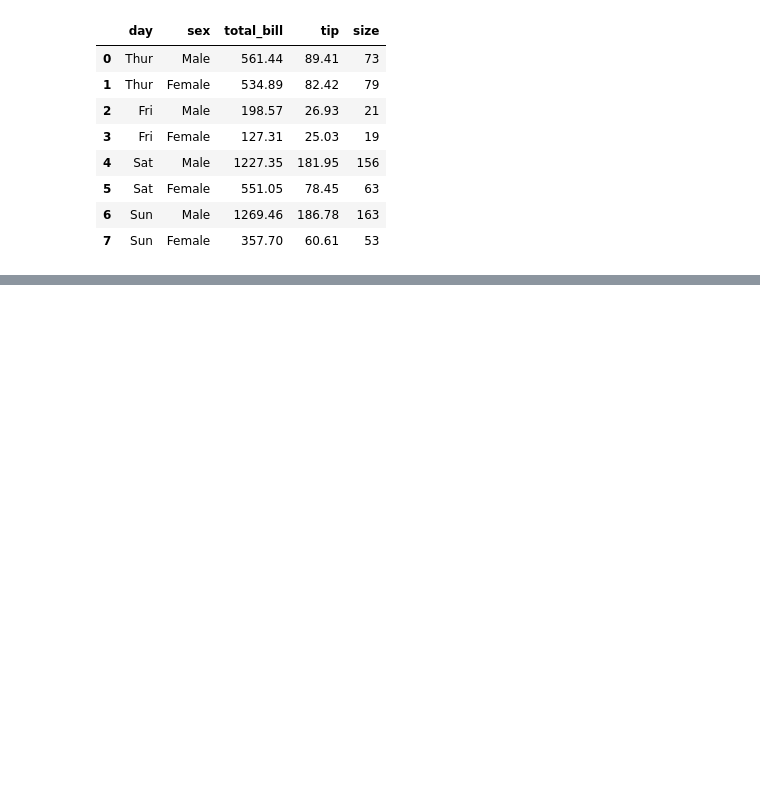
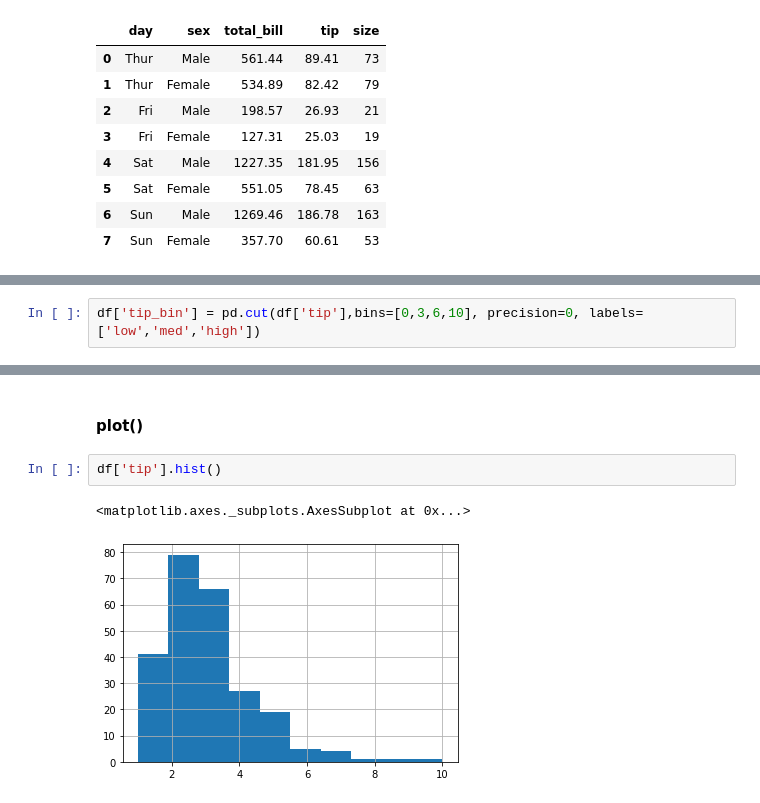
Before and after one commit to srikanthpragada/DS_01_OCT_2019, a Jupyter notebook: tips.ipynb, the cells around one changed output, grey strips where cells are left out. Saved outputs shown, nothing was run; the diff lists cells and outputs as text; blank space fills up the shorter version.

```diff
--- a/tips.ipynb
+++ b/tips.ipynb
@@ -635,0 +714,2 @@ g_day_sex.sum()
+# %%
+df['tip_bin'] = pd.cut(df['tip'],bins=[0,3,6,10], precision=0, labels=['low','med','high'])
@@ -635,0 +809,7 @@ g_day_sex.sum()
+# %% [markdown]
+#### plot()
+# %%
+df['tip'].hist()
+# %% [output]
+<matplotlib.axes._subplots.AxesSubplot at 0x...>
+[figure, added]
```
Also changed, not shown: parts of 17 cells of this notebook, 2 other files.
